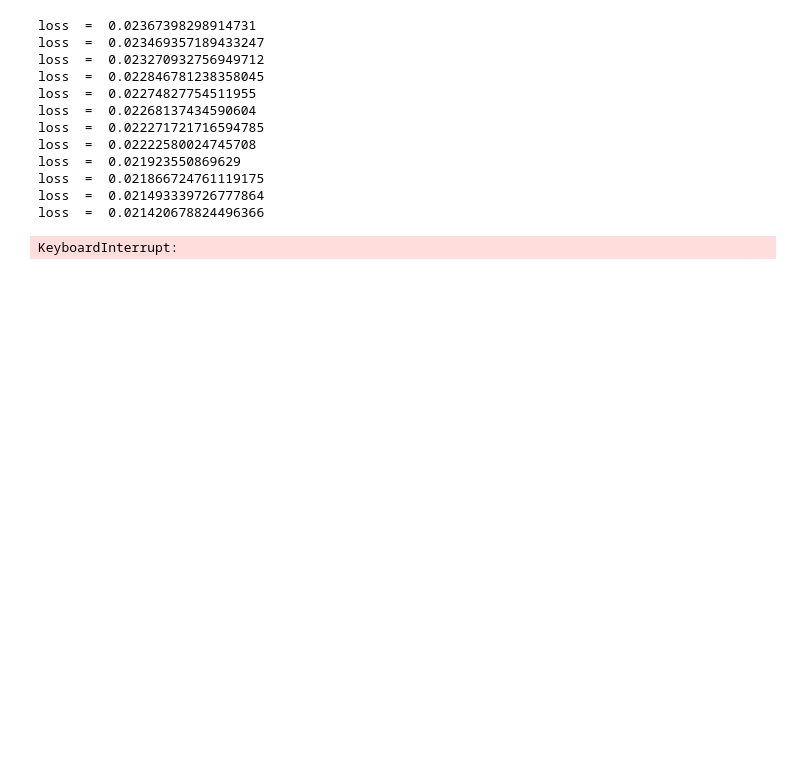
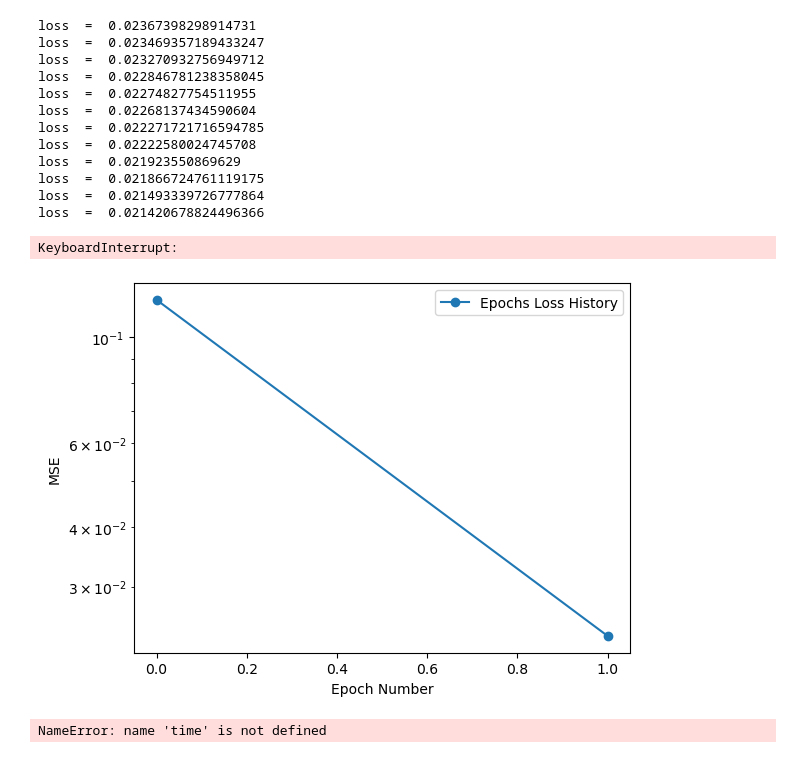
Before and after one commit to METHODS-Group/DRDMannTurb, a Jupyter notebook: examples/Demo/exp1.ipynb, the cells around one changed output. Saved outputs shown, nothing was run; the diff lists cells and outputs as text; code cells hidden in the pictures; blank space fills up the shorter version.

```diff
--- a/examples/Demo/exp1.ipynb
+++ b/examples/Demo/exp1.ipynb
@@ -74,3 +74,17 @@ loss  =  0.021866724761119175
 loss  =  0.021493339726777864
 loss  =  0.021420678824496366
 KeyboardInterrupt:
+# %%
+import matplotlib.pyplot as plt
+plt.figure()
+
+plt.plot(pb.loss_history_epochs, "o-", label="Epochs Loss History")
+plt.legend()
+plt.xlabel("Epoch Number")
+plt.ylabel("MSE")
+plt.yscale("log")
+
+plt.show()
+# %% [output]
+[figure, added]
+NameError: name 'time' is not defined
```
Also changed, not shown: 6 other files.
